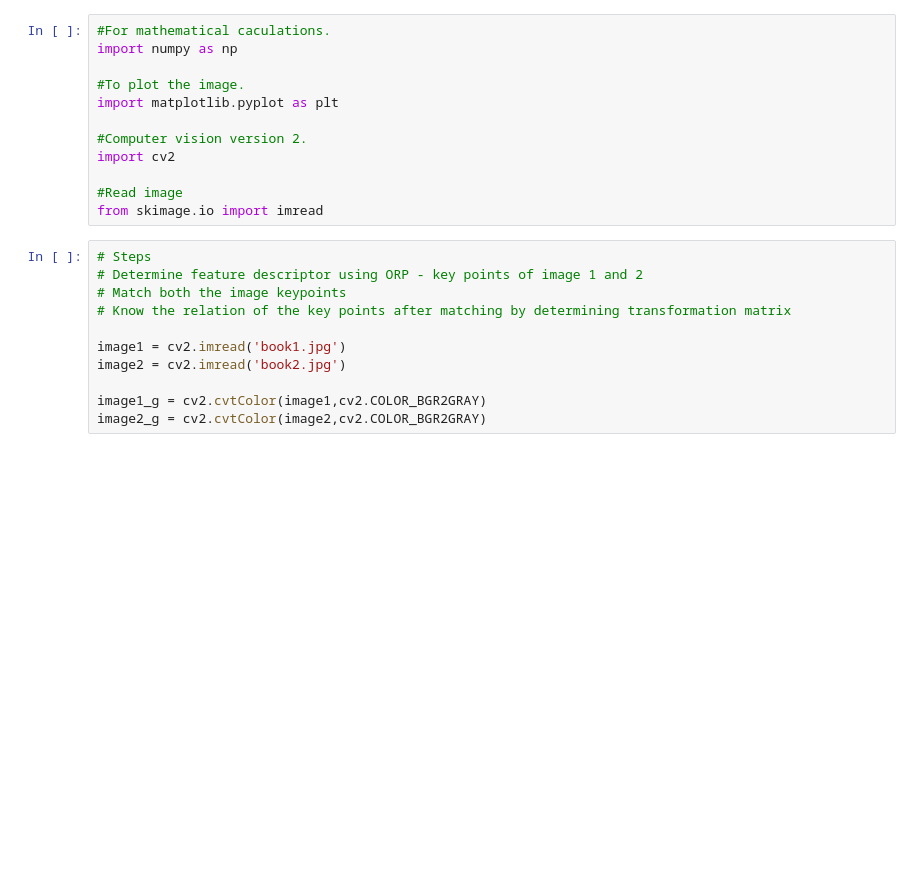
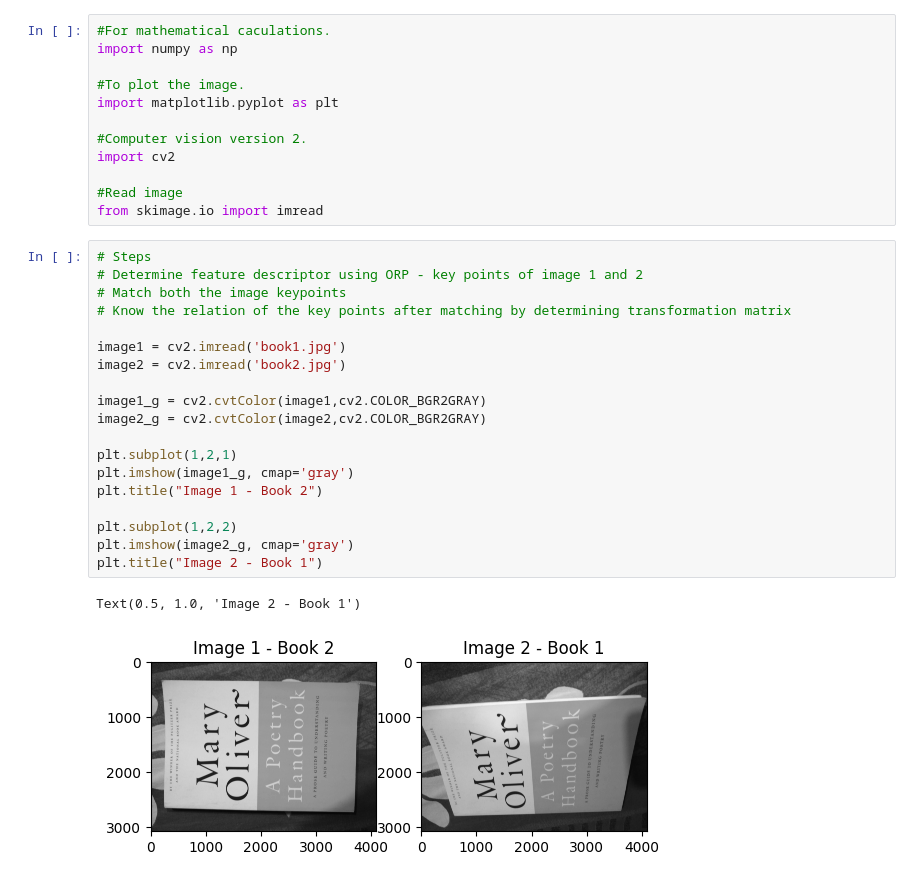
Before and after one commit to ChintzRuparel/Computer-Vision, a Jupyter notebook: Experiment6.ipynb, the cells around one changed output. Drawn from its saved outputs; the diff is of its cells as text; blank space fills up the shorter version.

```diff
--- a/Experiment6.ipynb
+++ b/Experiment6.ipynb
@@ -24,12 +24,23 @@ from skimage.io import imread
 # %%
 # Steps
 # Determine feature descriptor using ORP - key points of image 1 and 2
 # Match both the image keypoints
 # Know the relation of the key points after matching by determining transformation matrix
 
 image1 = cv2.imread('book1.jpg')
 image2 = cv2.imread('book2.jpg')
 
 image1_g = cv2.cvtColor(image1,cv2.COLOR_BGR2GRAY)
 image2_g = cv2.cvtColor(image2,cv2.COLOR_BGR2GRAY)
+
+plt.subplot(1,2,1)
+plt.imshow(image1_g, cmap='gray')
+plt.title("Image 1 - Book 2")
+
+plt.subplot(1,2,2)
+plt.imshow(image2_g, cmap='gray')
+plt.title("Image 2 - Book 1")
+# %% [output]
+Text(0.5, 1.0, 'Image 2 - Book 1')
+[figure, added]
 # %%
```
Also changed, not shown: parts of 2 cells of this notebook.
